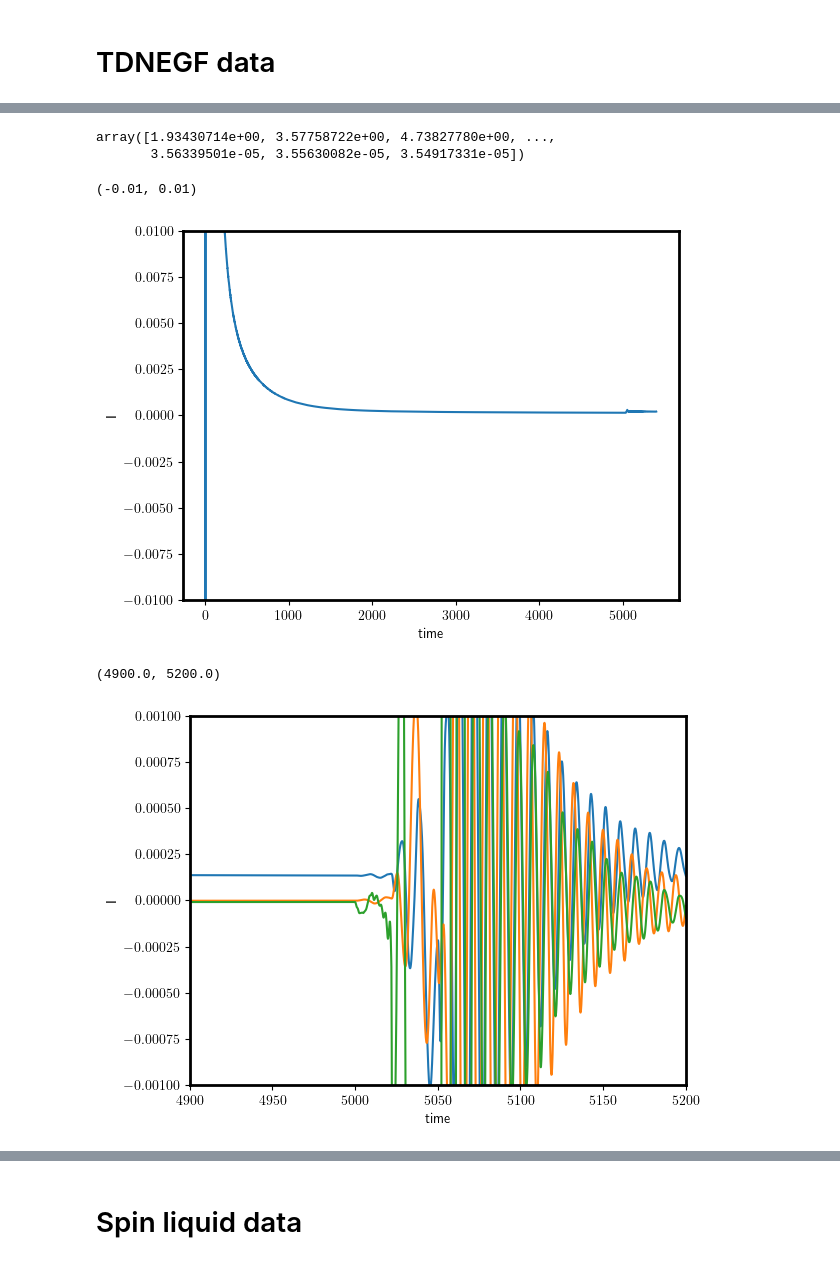
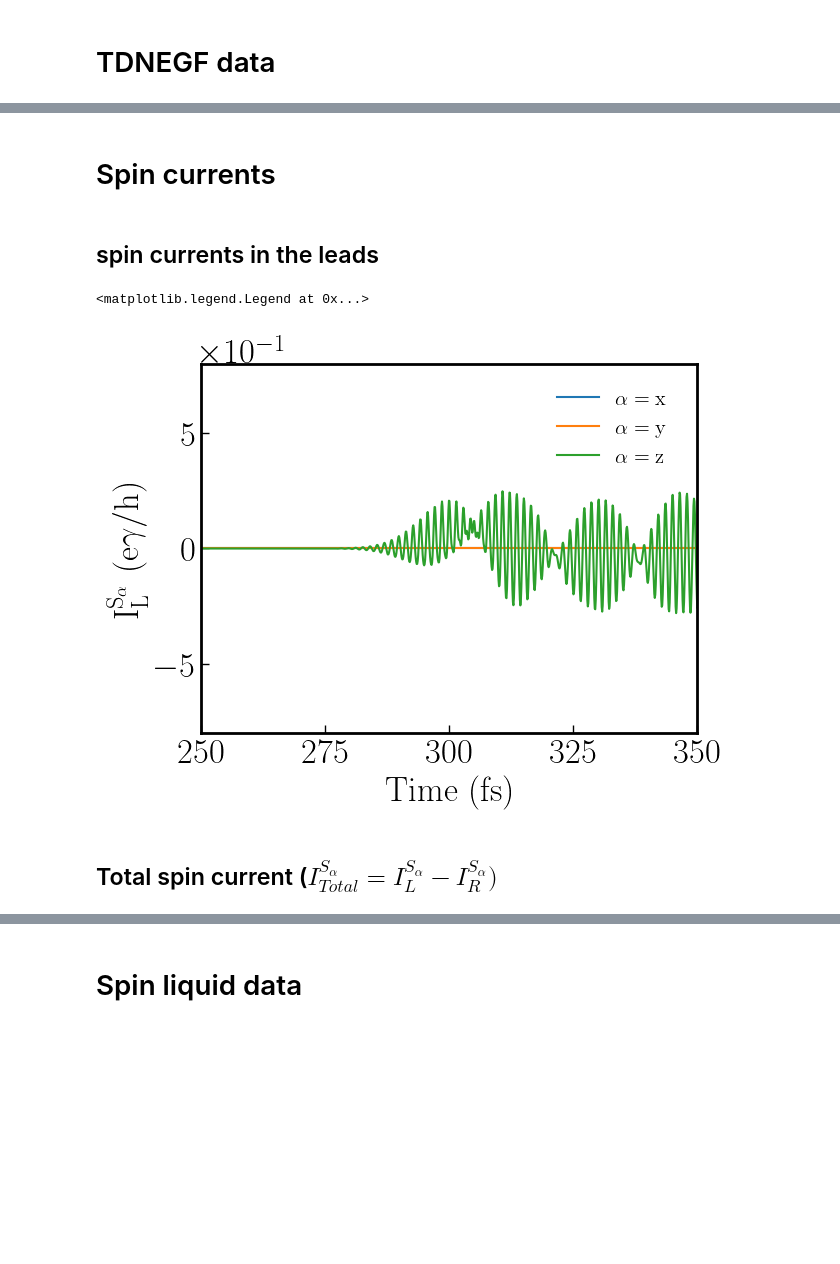
Before and after one commit to Jalil199/TDNEGF, a Jupyter notebook: Figures_main.ipynb, the cells around one changed output, grey strips where cells are left out. Saved outputs shown, nothing was run; the diff lists cells and outputs as text; code cells hidden in the pictures; blank space fills up the shorter version.

```diff
--- a/Figures_main.ipynb
+++ b/Figures_main.ipynb
@@ -5,5 +5,7 @@ from matplotlib import rcParams
 from matplotlib.ticker import (MultipleLocator, AutoMinorLocator)
 rcParams['axes.linewidth']=2
 rcParams['text.usetex']=True#True
+fs =25
 #path = "/home/jalil/Projects2023/TDNEGF/TDNEGF/data/"
+path = "./data"
 # %%
@@ -166,36 +280,23 @@ plt.ylim([-1e-2,1e-2])
-# %%
-np.concatenate((cc_f[:,3] ,cc1_f[:,3]) )
-# %% [output]
-array([1.93430714e+00, 3.57758722e+00, 4.73827780e+00, ...,
-       3.56339501e-05, 3.55630082e-05, 3.54917331e-05])
-# %%
-fig,axs = plt.subplots(1,1)
-#plt.plot(data[f"cspins_f_{name1}"][:,0],data[f"cspins_f_{name1}"][:,13])
-axs.plot(cc_f[:,0],cc_f[:,2])
-#axs.plot(cc_f[:,0],cc_f[:,2])
-#axs.plot(np.concatenate((cc_f[:,3] ,cc1_f[:,3]) ))
-axs.set_ylabel("I")
-axs.set_xlabel("time")
-axs.set_ylim([-0.1,0.1])
-#plt.xlim([990,1020])
-plt.ylim([-1e-2,1e-2])
-# %% [output]
-(-0.01, 0.01)
-[figure, removed]
+# %% [markdown]
+# Spin currents
+# %% [markdown]
+## spin currents in the leads
 # %%
 fig,axs = plt.subplots(1,1)
-#plt.plot(data[f"cspins_f_{name1}"][:,0],data[f"cspins_f_{name1}"][:,13])
-axs.plot(sc_f[:,0],sc_f[:,1])
-axs.plot(sc_f[:,0],sc_f[:,2])
-axs.plot(sc_f[:,0],sc_f[:,3])
-axs.set_ylabel("I")
-axs.set_xlabel("time")
-#axs.set_ylim([-1e-1,1e-1])
-#axs.set_ylim([-1e-2 +0.5,1e-2+0.5])
-#axs.set_ylim([0.4554,0.4556])
-plt.ylim([-1e-3,1e-3])
-#plt.xlim([1000,1100])
-plt.xlim([4900,5200])
+axs.plot(sc_f[:,0],sc_f[:,1], label = r'$\mathrm{\alpha = x}$')
+axs.plot(sc_f[:,0],sc_f[:,2], label = r'$\mathrm{\alpha = y}$')
+axs.plot(sc_f[:,0],sc_f[:,3], label = r'$\mathrm{\alpha = z}$')
+
+axs.set_ylabel(r"$\mathrm{I^{S_{\alpha}}_L\ (e\gamma/h)}$", fontsize = fs)
+axs.set_xlabel(r"$\mathrm{Time\ (fs)}$",fontsize = fs)
+plt.ylim([-8e-1,8e-1])
+axs.tick_params(axis='both', which='both', labelsize=fs,direction='in', length=6,width=1)
+axs.ticklabel_format(axis="y", style="sci", scilimits=(-1,2), useMathText=True)
+axs.yaxis.offsetText.set_fontsize(fs)
+plt.xlim([250,350])
+plt.legend(frameon = False, fontsize = fs-10, loc= (0.7,  0.7))
 # %% [output]
-(4900.0, 5200.0)
+<matplotlib.legend.Legend at 0x...>
-[figure, old version]
+[figure, new version]
+# %% [markdown]
+## Total spin current  ($I^{S_{\alpha}}_{Total} =I ^{S_{\alpha}}_{L} -I ^{S_{\alpha}}_{R} )$
```
Also changed, not shown: parts of 30 cells of this notebook, 42 other files.
